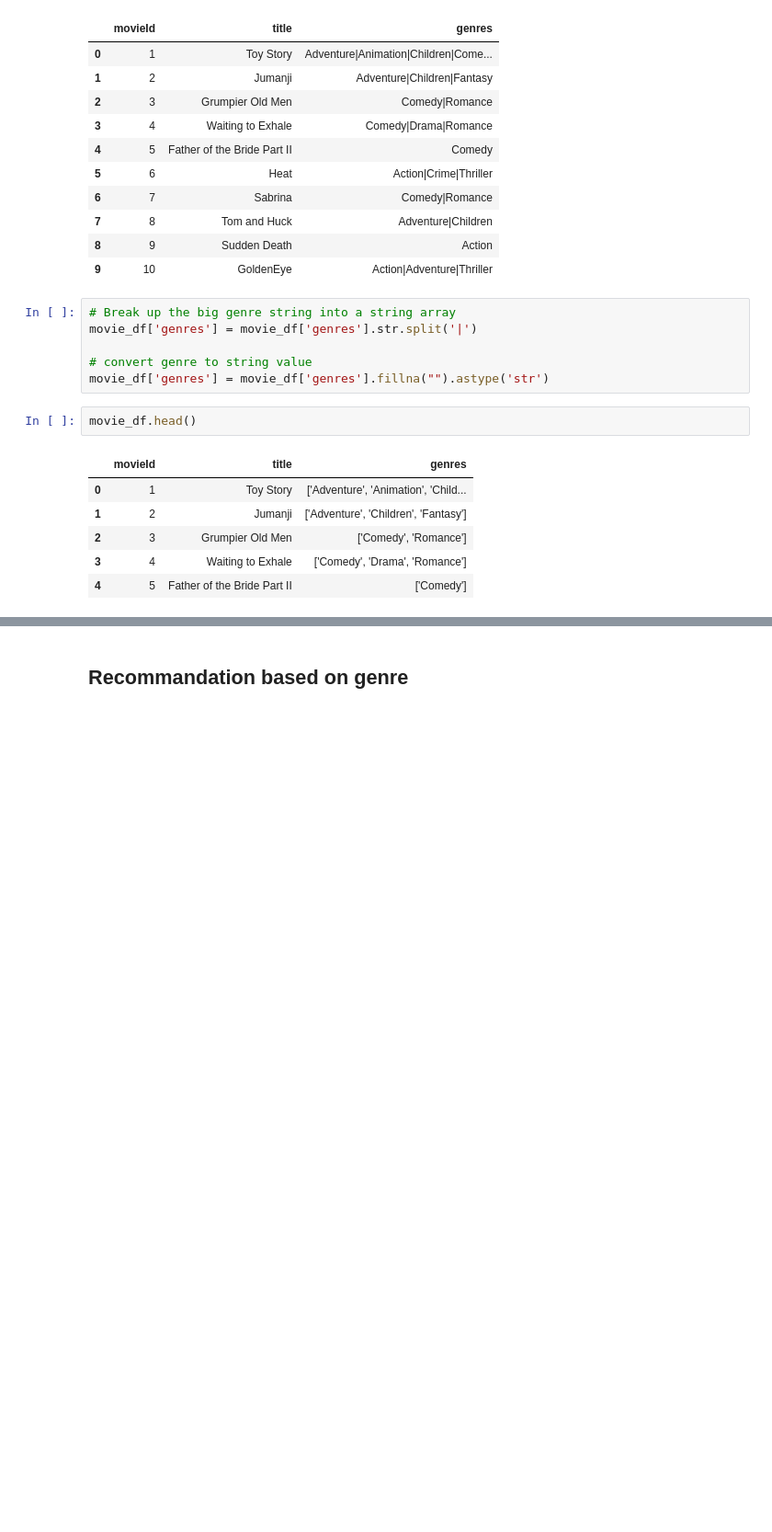
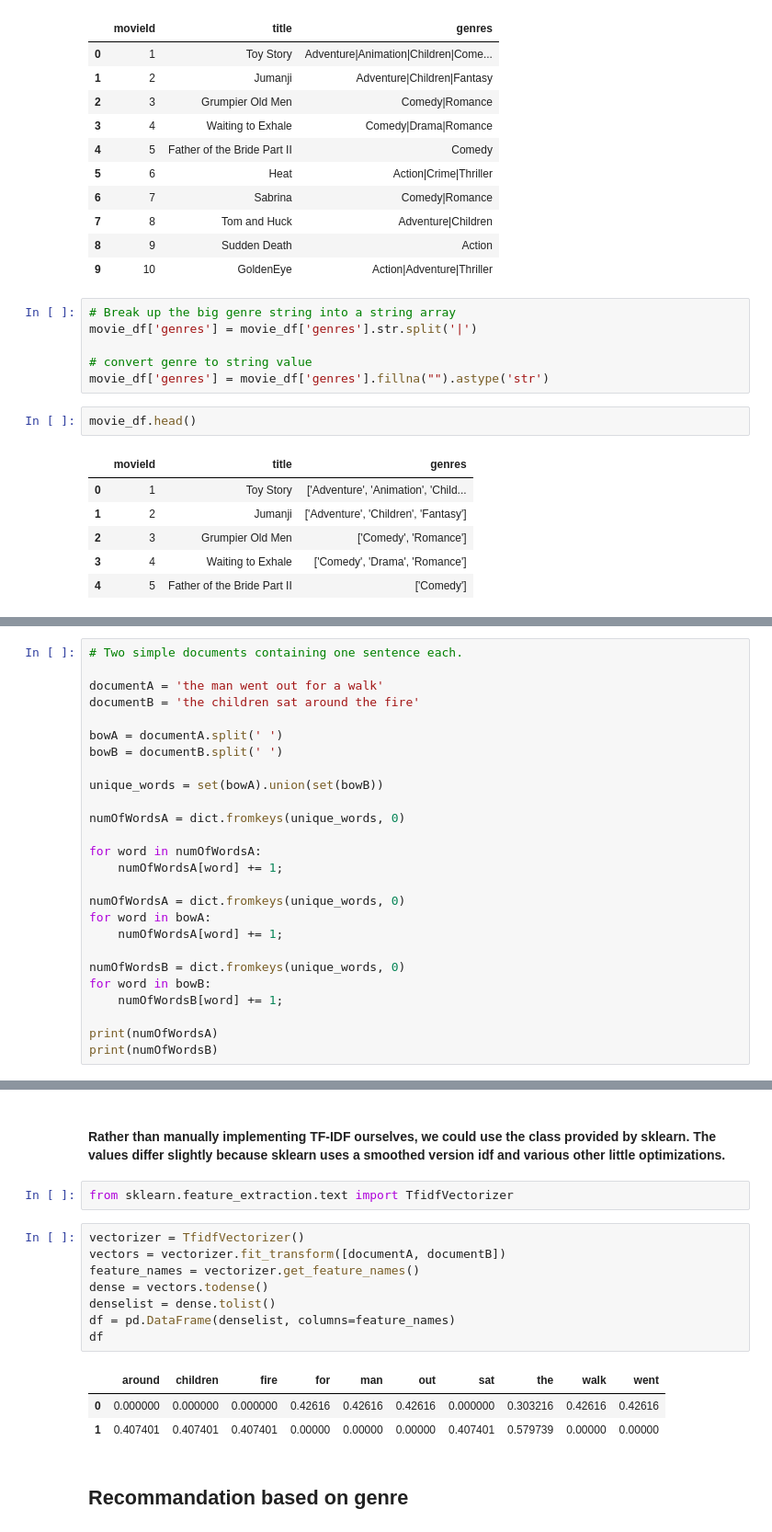
Before and after one commit to vinod2814/Movie-Recommedation-System, a Jupyter notebook: movierecommedsystem.ipynb, the cells around one changed output, grey strips where cells are left out. Shown: that part at 92% size. Cells and saved outputs as stored; diff of their text form; blank space fills up the shorter version.

```diff
--- a/movierecommedsystem.ipynb
+++ b/movierecommedsystem.ipynb
@@ -40,0 +43,26 @@ movie_df.head()
+# %%
+# Two simple documents containing one sentence each.
+
+documentA = 'the man went out for a walk'
+documentB = 'the children sat around the fire'
+
+bowA = documentA.split(' ')
+bowB = documentB.split(' ')
+
+unique_words = set(bowA).union(set(bowB))
+
+numOfWordsA = dict.fromkeys(unique_words, 0)
+
+for word in numOfWordsA:
+    numOfWordsA[word] += 1;
+
+numOfWordsA = dict.fromkeys(unique_words, 0)
+for word in bowA:
+    numOfWordsA[word] += 1;
+
+numOfWordsB = dict.fromkeys(unique_words, 0)
+for word in bowB:
+    numOfWordsB[word] += 1;
+
+print(numOfWordsA)
+print(numOfWordsB)
@@ -41,3 +142,19 @@ movie_df.head()
+# %% [markdown]
+#### Rather than manually implementing TF-IDF ourselves, we could use the class provided by sklearn. The values differ slightly because sklearn uses a smoothed version idf and various other little optimizations.
+# %%
+from sklearn.feature_extraction.text import TfidfVectorizer
+# %%
+vectorizer = TfidfVectorizer()
+vectors = vectorizer.fit_transform([documentA, documentB])
+feature_names = vectorizer.get_feature_names()
+dense = vectors.todense()
+denselist = dense.tolist()
+df = pd.DataFrame(denselist, columns=feature_names)
+df
+# %% [output]
+|  | around | children | fire | for | man | out | sat | the | walk | went |
+| 0 | 0.000000 | 0.000000 | 0.000000 | 0.42616 | 0.42616 | 0.42616 | 0.000000 | 0.303216 | 0.42616 | 0.42616 |
+| 1 | 0.407401 | 0.407401 | 0.407401 | 0.00000 | 0.00000 | 0.00000 | 0.407401 | 0.579739 | 0.00000 | 0.00000 |
 # %% [markdown]
 ## Recommandation based on genre
 # %%
```
Also changed, not shown: parts of 16 cells of this notebook.
